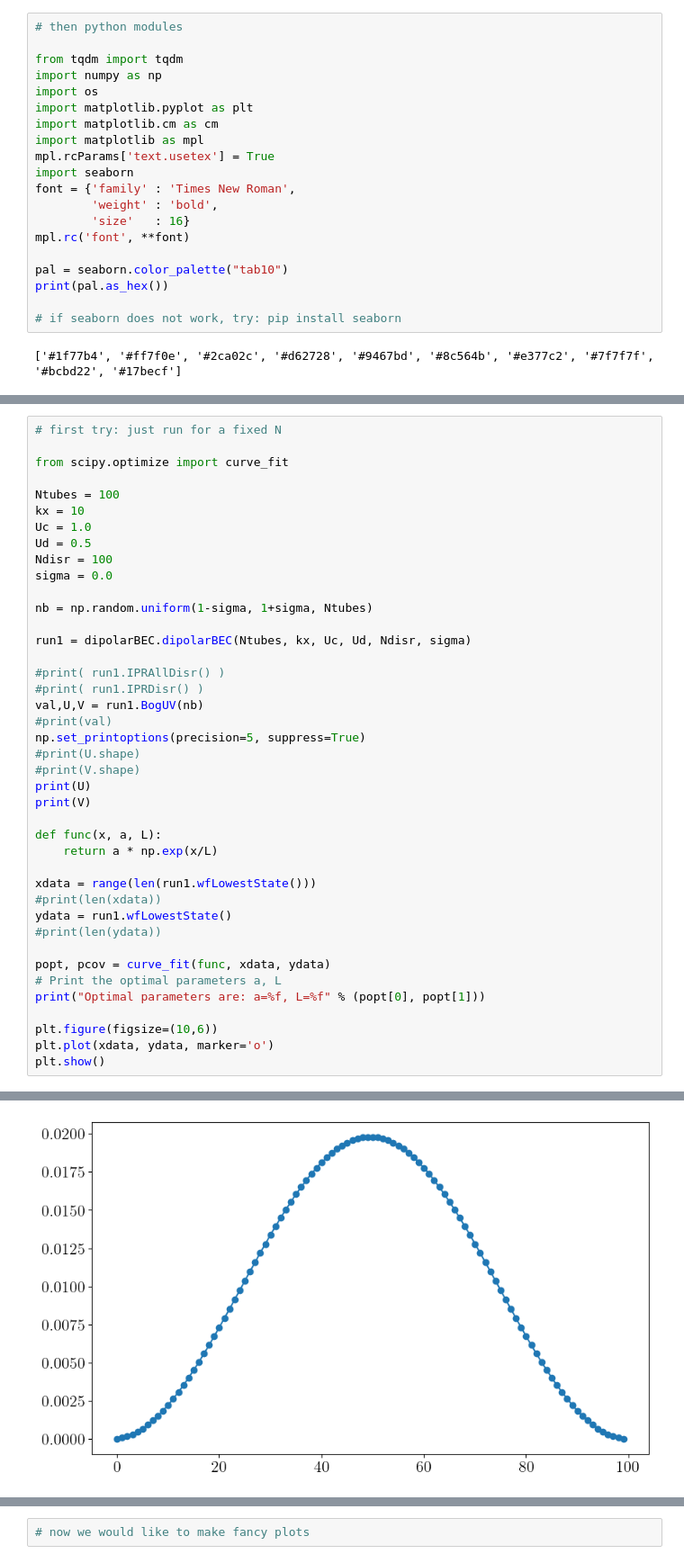
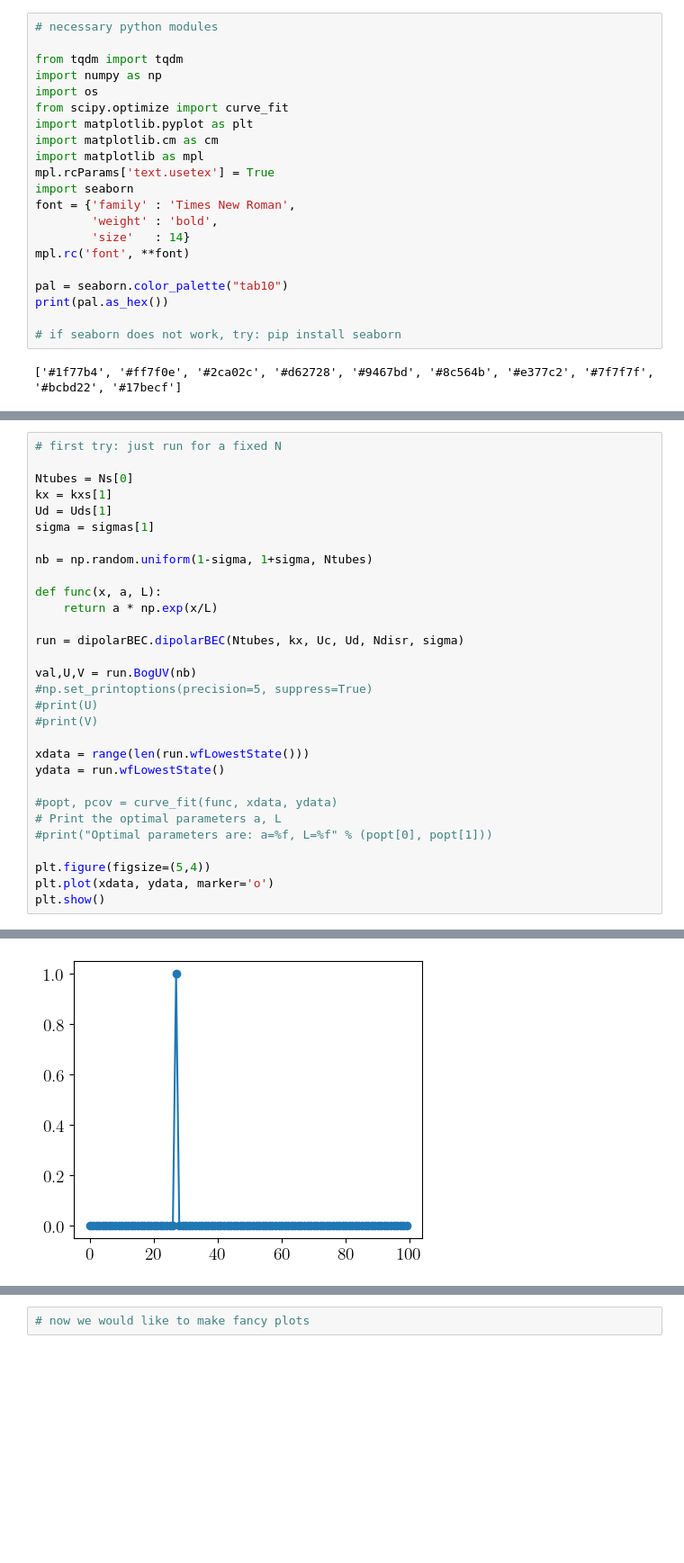
Before and after one commit to ofeypolv/dipbec, a Jupyter notebook: runs.ipynb, the cells around one changed output, grey strips where cells are left out. Shown at 90% size. Cells and saved outputs as stored; diff of their text form; blank space fills up the shorter version.

```diff
--- a/runs.ipynb
+++ b/runs.ipynb
@@ -3,11 +3,12 @@
 
 import dipolarBEC
 # %%
-# then python modules
+# necessary python modules
 
 from tqdm import tqdm
 import numpy as np
 import os
+from scipy.optimize import curve_fit
 import matplotlib.pyplot as plt
 import matplotlib.cm as cm
 import matplotlib as mpl
@@ -15,7 +16,7 @@ mpl.rcParams['text.usetex'] = True
 import seaborn
 font = {'family' : 'Times New Roman',
         'weight' : 'bold',
-        'size'   : 16}
+        'size'   : 14}
 mpl.rc('font', **font)
 
 pal = seaborn.color_palette("tab10")
@@ -36,42 +77,31 @@ elif fv == 'NN':
 # %%
 # first try: just run for a fixed N
 
-from scipy.optimize import curve_fit
-
-Ntubes = 100
-kx = 10
-Uc = 1.0
-Ud = 0.5
-Ndisr = 100
-sigma = 0.0
+Ntubes = Ns[0]
+kx = kxs[1]
+Ud = Uds[1]
+sigma = sigmas[1]
 
 nb = np.random.uniform(1-sigma, 1+sigma, Ntubes)
-
-run1 = dipolarBEC.dipolarBEC(Ntubes, kx, Uc, Ud, Ndisr, sigma)
-
-#print( run1.IPRAllDisr() )
-#print( run1.IPRDisr() )
-val,U,V = run1.BogUV(nb)
-#print(val)
-np.set_printoptions(precision=5, suppress=True)
-#print(U.shape)
-#print(V.shape)
-print(U)
-print(V)
 
 def func(x, a, L):
     return a * np.exp(x/L)
 
-xdata = range(len(run1.wfLowestState()))
-#print(len(xdata))
-ydata = run1.wfLowestState()
-#print(len(ydata))
+run = dipolarBEC.dipolarBEC(Ntubes, kx, Uc, Ud, Ndisr, sigma)
 
-popt, pcov = curve_fit(func, xdata, ydata)
+val,U,V = run.BogUV(nb)
+#np.set_printoptions(precision=5, suppress=True)
+#print(U)
+#print(V)
+
+xdata = range(len(run.wfLowestState()))
+ydata = run.wfLowestState()
+
+#popt, pcov = curve_fit(func, xdata, ydata)
 # Print the optimal parameters a, L
-print("Optimal parameters are: a=%f, L=%f" % (popt[0], popt[1]))
+#print("Optimal parameters are: a=%f, L=%f" % (popt[0], popt[1]))
 
-plt.figure(figsize=(10,6))
+plt.figure(figsize=(5,4))
 plt.plot(xdata, ydata, marker='o')
 plt.show()
 # %% [output]
@@ -95 +108 @@ Optimal parameters are: a=0.000000, L=1.000000
-[figure, old version]
+[figure, new version]
```
Also changed, not shown: parts of 60 cells of this notebook.
